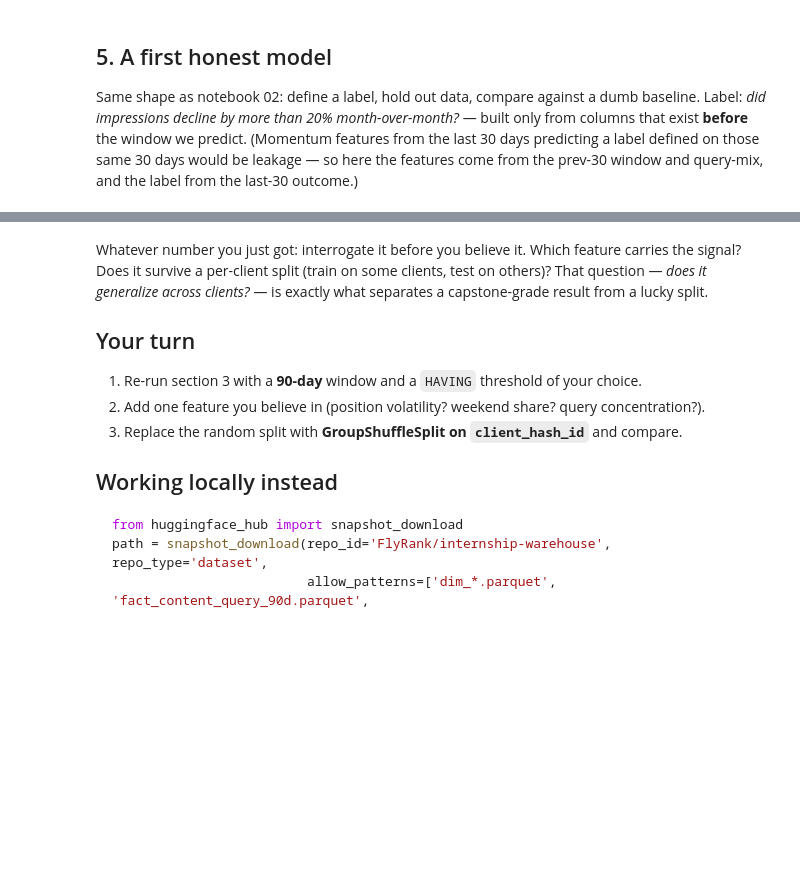
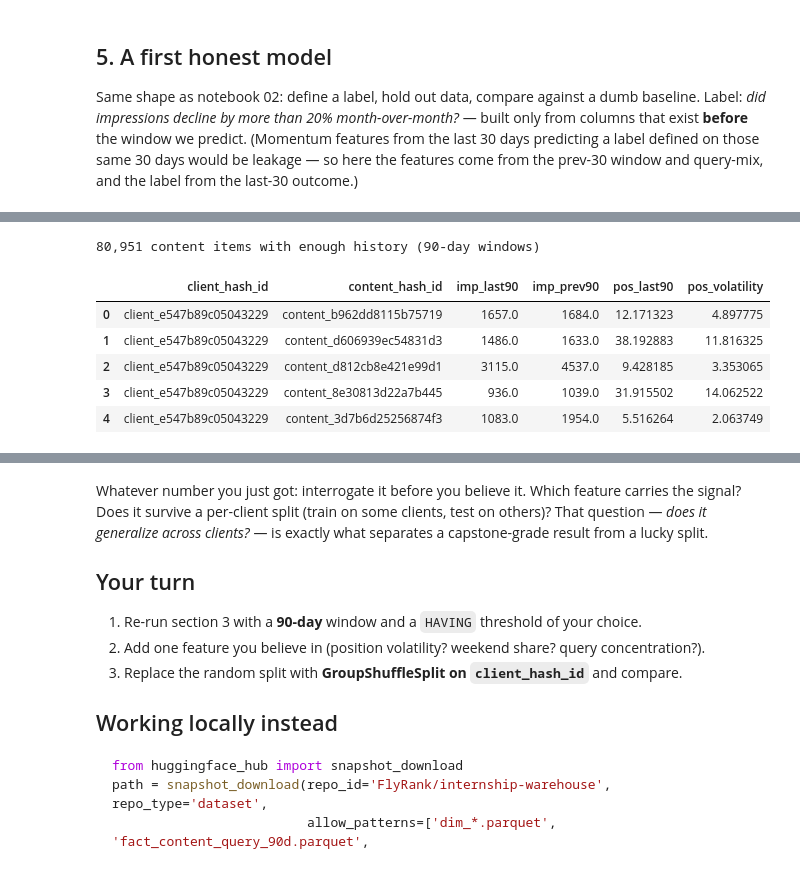
Before and after one commit to MbaliThusi/Mbali-Flyrank-intern-rep., a Jupyter notebook: notebooks/03_working_with_the_full_release.ipynb, the cells around one changed output, grey strips where cells are left out. Cells and saved outputs as stored; diff of their text form; code cells hidden in the pictures; blank space fills up the shorter version.

```diff
--- a/notebooks/03_working_with_the_full_release.ipynb
+++ b/notebooks/03_working_with_the_full_release.ipynb
@@ -154,0 +271,29 @@ print(classification_report(y_te, model.predict(X_te), digits=3))
+# %%
+features90 = con.sql(f"""
+    WITH bounds AS (
+        SELECT MAX(report_date) AS end_d FROM {TABLES['fact_daily']}
+    ),
+    windowed AS (
+        SELECT f.client_hash_id, f.content_hash_id,
+            SUM(CASE WHEN f.report_date >  b.end_d - INTERVAL 90 DAY THEN f.gsc_impressions ELSE 0 END) AS imp_last90,
+            SUM(CASE WHEN f.report_date <= b.end_d - INTERVAL 90 DAY THEN f.gsc_impressions ELSE 0 END) AS imp_prev90,
+            AVG(CASE WHEN f.report_date >  b.end_d - INTERVAL 90 DAY THEN f.gsc_avg_position END)       AS pos_last90,
+            STDDEV_SAMP(CASE WHEN f.report_date <= b.end_d - INTERVAL 90 DAY THEN f.gsc_avg_position END) AS pos_volatility
+        FROM {TABLES['fact_daily']} f, bounds b
+        WHERE f.report_date > b.end_d - INTERVAL 180 DAY
+        GROUP BY 1, 2
+        HAVING imp_prev90 >= 500
+    )
+    SELECT * FROM windowed
+""").df()
+
+print(f'{len(features90):,} content items with enough history (90-day windows)')
+features90.head()
+# %% [output]
+80,951 content items with enough history (90-day windows)
+|  | client_hash_id | content_hash_id | imp_last90 | imp_prev90 | pos_last90 | pos_volatility |
+| 0 | client_e547b89c05043229 | content_b962dd8115b75719 | 1657.0 | 1684.0 | 12.171323 | 4.897775 |
+| 1 | client_e547b89c05043229 | content_d606939ec54831d3 | 1486.0 | 1633.0 | 38.192883 | 11.816325 |
+| 2 | client_e547b89c05043229 | content_d812cb8e421e99d1 | 3115.0 | 4537.0 | 9.428185 | 3.353065 |
+| 3 | client_e547b89c05043229 | content_8e30813d22a7b445 | 936.0 | 1039.0 | 31.915502 | 14.062522 |
+| 4 | client_e547b89c05043229 | content_3d7b6d25256874f3 | 1083.0 | 1954.0 | 5.516264 | 2.063749 |
```
Also changed, not shown: parts of 8 cells of this notebook.
